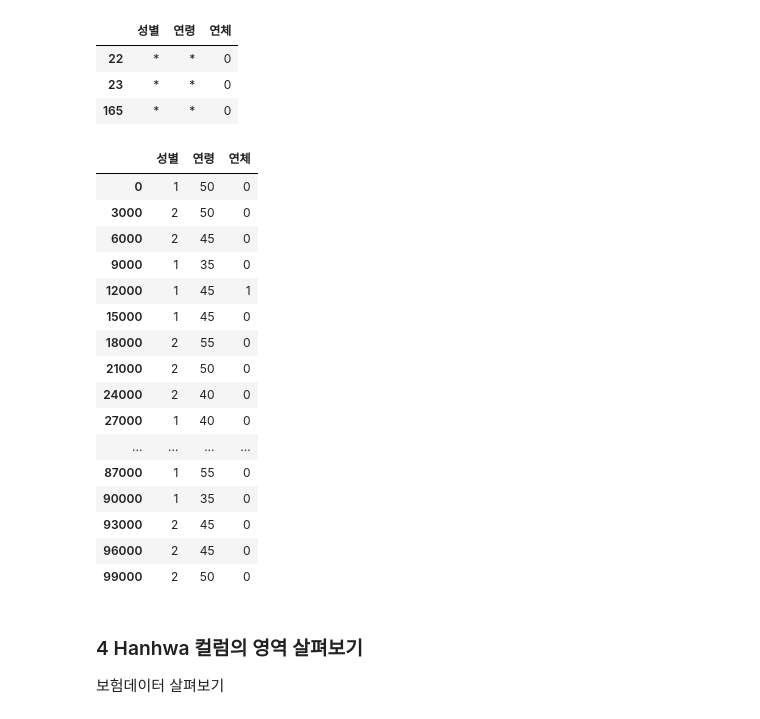
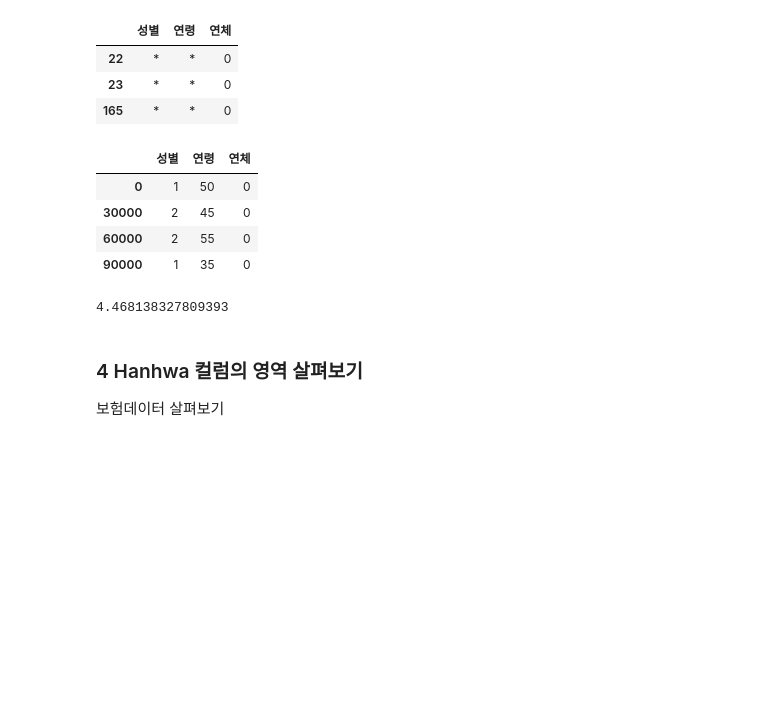
Before and after one commit to Queie/TensorFlow, a Jupyter notebook: Callenge_data/Overview.ipynb, the cells around one changed output. Saved outputs shown, nothing was run; the diff lists cells and outputs as text; code cells hidden in the pictures; blank space fills up the shorter version.

```diff
--- a/Callenge_data/Overview.ipynb
+++ b/Callenge_data/Overview.ipynb
@@ -167,22 +167,17 @@ True
 | 23 | * | * | 0 |
 | 165 | * | * | 0 |
 # %%
-df['Data'][::3000]
+df['Data'][::30000]
 # %% [output]
 |  | 성별 | 연령 | 연체 |
 | 0 | 1 | 50 | 0 |
-| 3000 | 2 | 50 | 0 |
-| 6000 | 2 | 45 | 0 |
-| 9000 | 1 | 35 | 0 |
-| 12000 | 1 | 45 | 1 |
-| 15000 | 1 | 45 | 0 |
-| 18000 | 2 | 55 | 0 |
-| 21000 | 2 | 50 | 0 |
-| 24000 | 2 | 40 | 0 |
-| 27000 | 1 | 40 | 0 |
-| ... | ... | ... | ... |
-| 87000 | 1 | 55 | 0 |
+| 30000 | 2 | 45 | 0 |
+| 60000 | 2 | 55 | 0 |
 | 90000 | 1 | 35 | 0 |
-| 93000 | 2 | 45 | 0 |
-| 96000 | 2 | 45 | 0 |
-| 99000 | 2 | 50 | 0 |
+# %%
+not_due = df['Data'][df['Data'].연체 == 0].shape[0]
+on_due = df['Data'][df['Data'].연체 == 1].shape[0]
+on_due/not_due*100  # 약 4.46%의 비율로 연체율 데이터를 갖는다!!!
+# 그러면 나머지 95%의 데이터로 연체율을 확인하는 인자를 찾아야 한다.
+# %% [output]
+4.468138327809393
```
Also changed, not shown: parts of 3 cells of this notebook.
